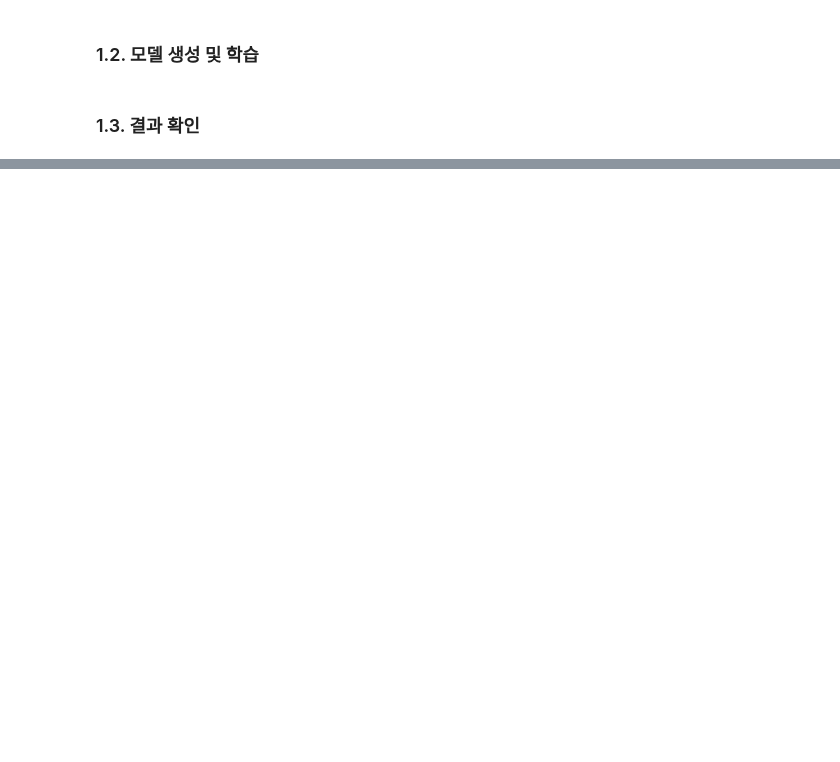
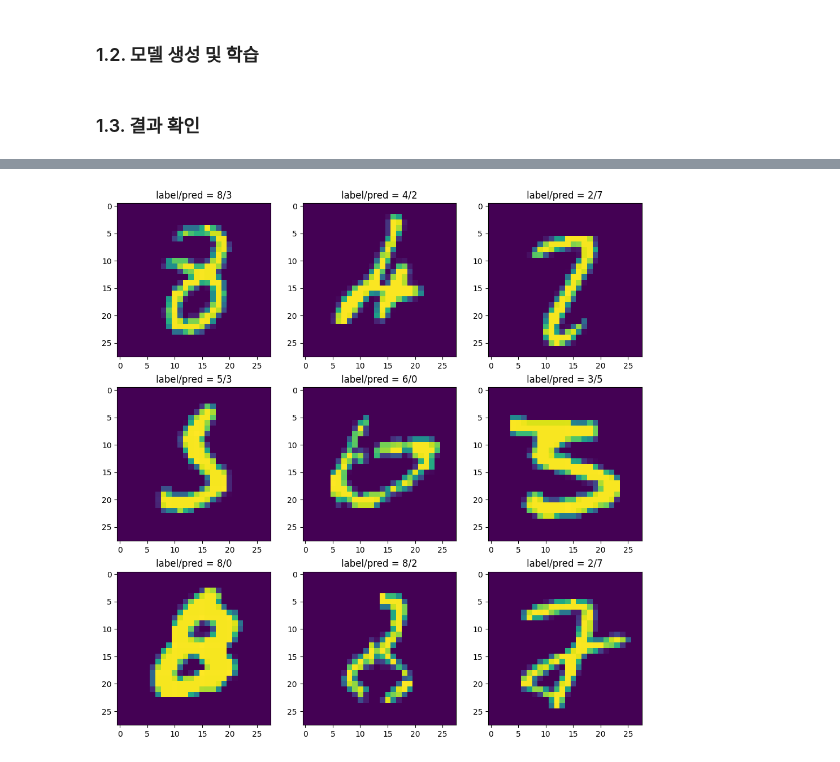
Before and after one commit to Pulsar-kkaturi/DL-Education, a Jupyter notebook: VisionDL_Lecture/Lecture4_CNNBuild_Pytorch.ipynb, the cells around one changed output, grey strips where cells are left out. Cells and saved outputs as stored; diff of their text form; code cells hidden in the pictures; blank space fills up the shorter version.

```diff
--- a/VisionDL_Lecture/Lecture4_CNNBuild_Pytorch.ipynb
+++ b/VisionDL_Lecture/Lecture4_CNNBuild_Pytorch.ipynb
@@ -112,0 +381,15 @@ plt.legend()
+# %%
+# false case
+plt.figure(figsize=(12,12))
+n = 0
+for i in range(len(pred_dic['pred'])):
+    pred = pred_dic['pred'][i]
+    lab = mnist_test[i][1]
+    if pred != lab and n < 9:
+        n += 1
+        img = np.moveaxis(mnist_test[i][0].detach().numpy(), 0 , -1)
+        plt.subplot(3,3,n)
+        plt.imshow(img)
+        plt.title(f'label/pred = {mnist_test[i][1]}/{pred}')
+# %% [output]
+[figure, added]
```
Also changed, not shown: parts of 29 cells of this notebook.
